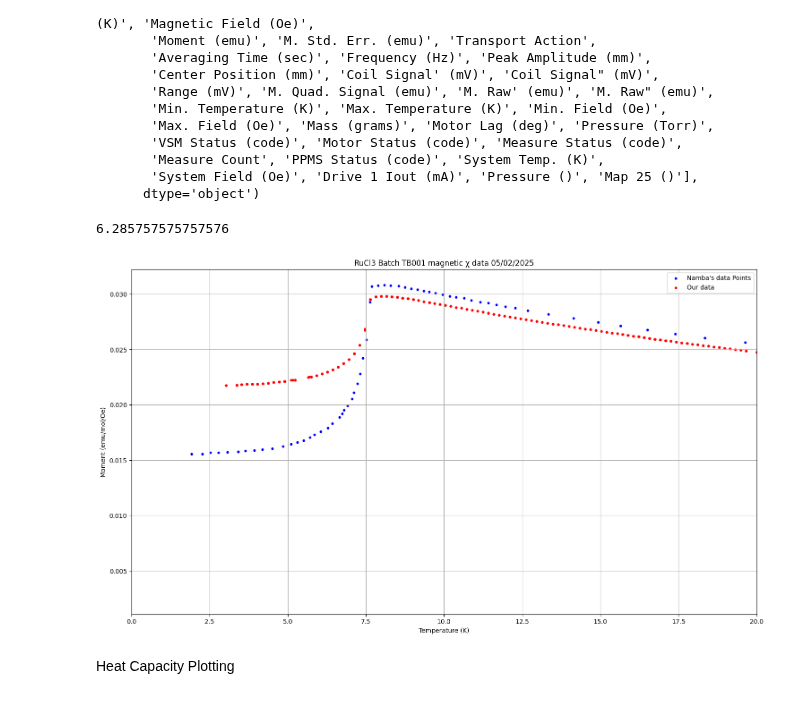
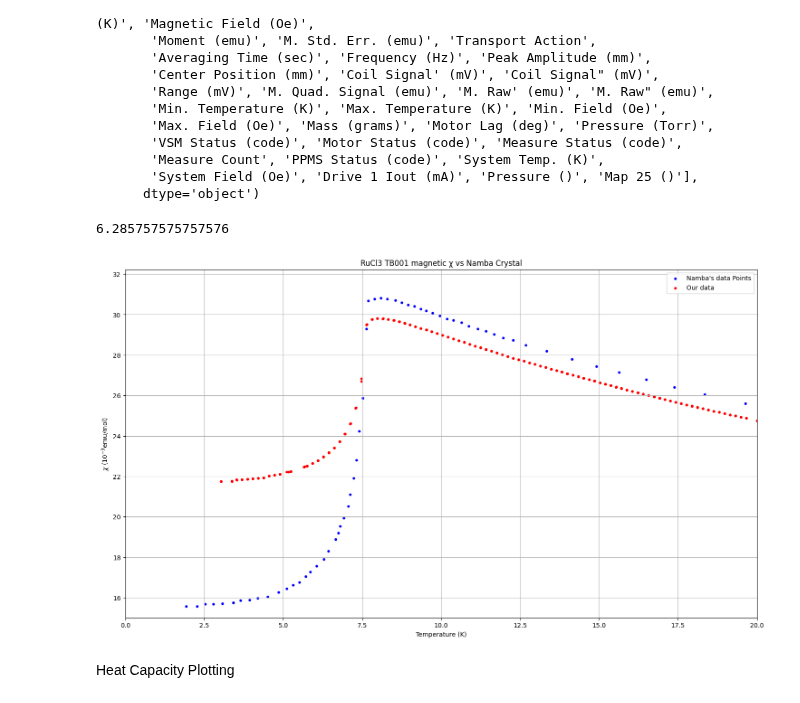
Before and after one commit to Brogan8813/strain-cell, a Jupyter notebook: PPMS_Data_and_Plotting/Plotting/PPMS Plotting.ipynb, the cells around one changed output. Cells and saved outputs as stored; diff of their text form; code cells hidden in the pictures.

```diff
--- a/PPMS_Data_and_Plotting/Plotting/PPMS Plotting.ipynb
+++ b/PPMS_Data_and_Plotting/Plotting/PPMS Plotting.ipynb
@@ -198,39 +198,41 @@ x = df_ref.loc[:,'x']
 y = df_ref.loc[:,' y']
 #namba paper data is in emu/mol so to convert ours we must multiply our data by a conversion factor to get the units as emu/mol
 x1 = x
-y1 = y
+y1 = y*1000#to put as 10^-3
 
 #our data
 sample_mass=0.033 #in g
 molar_mass = 207.43 #in g/mol
 field = 1000 #in oe
 conversion_factor = molar_mass/(field*sample_mass)
 print(conversion_factor)
 x2 = df_temperature_range.loc[:,'Temperature (K)']
 y2 = df_temperature_range.loc[:,'Moment (emu)']
 
 x2 = x2
-y2 = y2*conversion_factor
+y2 = y2*conversion_factor*1000#to put as 10^-3
 
 fig = figure(figsize=(18,10))
 
 plt.scatter(x1, y1, s=10,
                 #c='r',
                 facecolors='b', edgecolors= 'b', label = 'Namba\'s data Points')
 plt.scatter(x2, y2, s=10,
                 #c='r',
                 facecolors='r', edgecolors= 'r', label = 'Our data')
     #plt.plot(x, y, c='r', linewidth=0.8)
 plt.xlim(0, 20)
-plt.title('RuCl3 Batch TB001 magnetic χ data 05/02/2025')
+plt.ylim(bottom = 15)
+plt.title('RuCl3 TB001 magnetic χ vs Namba Crystal')
+#plt.title('RuCl3 Batch TB001 magnetic χ data 05/02/2025')
 plt.xlabel('Temperature (K)')
-plt.ylabel('Moment (emu/mol/Oe)')
+plt.ylabel(r'$\chi$ ($10^{-3}$emu/mol)')
 plt.grid('both')
 plt.legend()
 plt.show()
 # %% [output]
 6.285757575757576
-[figure, old version]
+[figure, new version]
 # %% [markdown]
 Heat Capacity Plotting
 # %%
```
Also changed, not shown: 6 other files.
